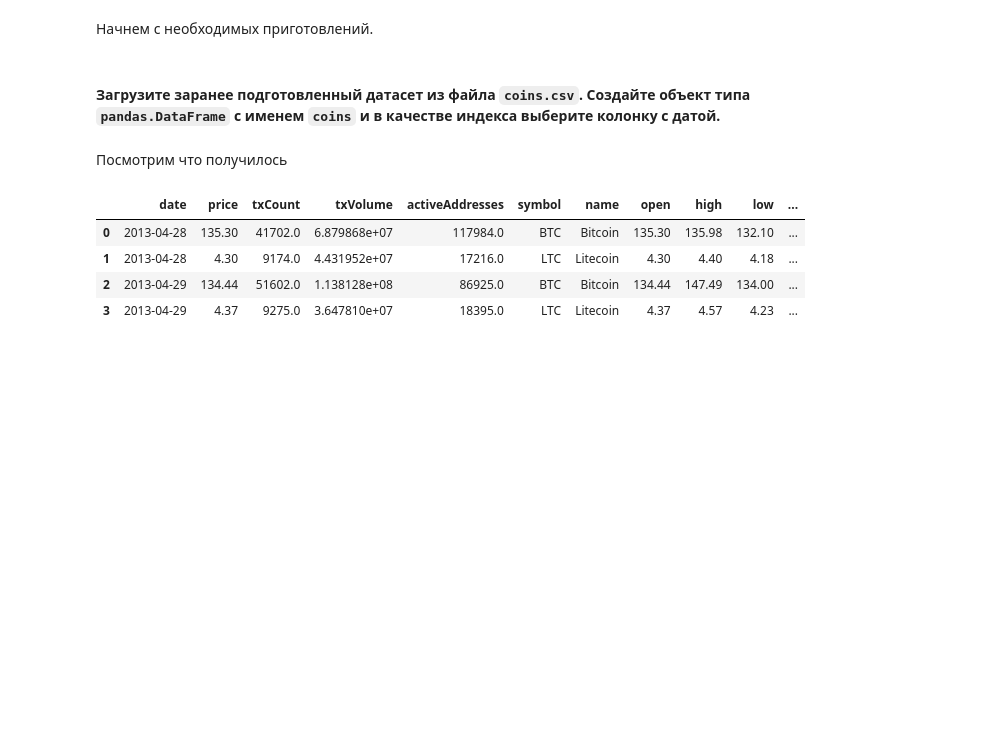
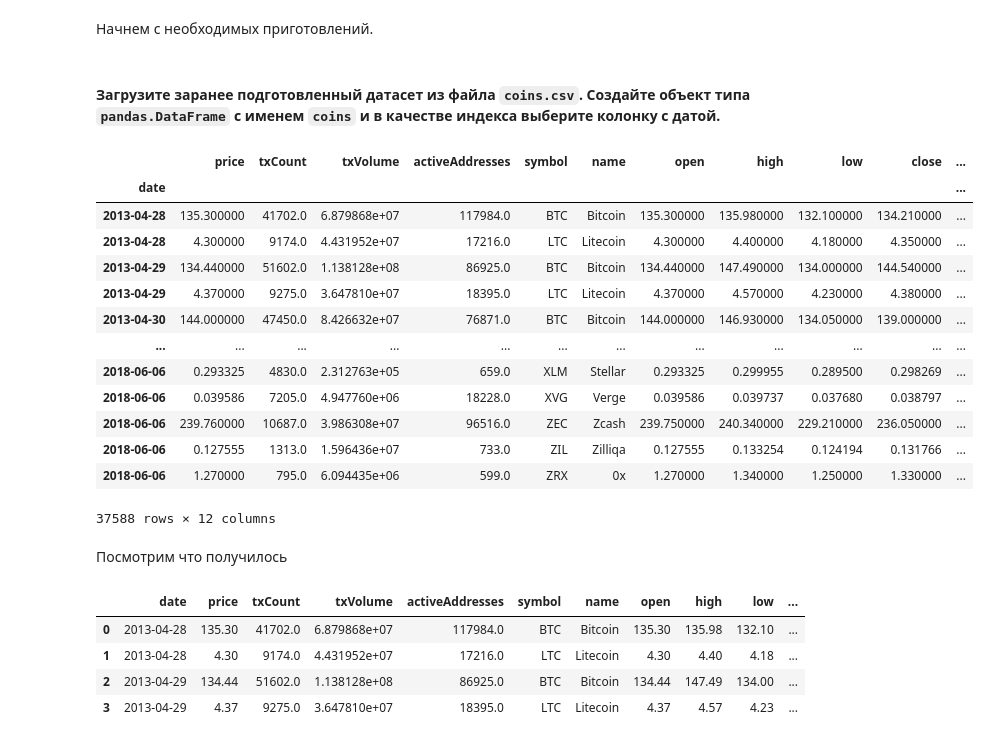
Before and after one commit to shkaf2m/python_lab, a Jupyter notebook: lab_work_GOLOSOV.E.A.ipynb, the cells around one changed output. Drawn from its saved outputs; the diff is of its cells as text; code cells hidden in the pictures; blank space fills up the shorter version.

```diff
--- a/lab_work_GOLOSOV.E.A.ipynb
+++ b/lab_work_GOLOSOV.E.A.ipynb
@@ -46,6 +46,22 @@ import ipywidgets  # Библиотека для интерактивных ко
 #### Загрузите заранее подготовленный датасет из файла `coins.csv`. Создайте объект типа `pandas.DataFrame` с именем `coins` и в качестве индекса выберите колонку с датой.
 # %%
 coins = pd.read_csv("coins.csv")
+coins.set_index('date')
+# %% [output]
+|  | price | txCount | txVolume | activeAddresses | symbol | name | open | high | low | close | ... |
+| date |  |  |  |  |  |  |  |  |  |  | ... |
+| 2013-04-28 | 135.300000 | 41702.0 | 6.879868e+07 | 117984.0 | BTC | Bitcoin | 135.300000 | 135.980000 | 132.100000 | 134.210000 | ... |
+| 2013-04-28 | 4.300000 | 9174.0 | 4.431952e+07 | 17216.0 | LTC | Litecoin | 4.300000 | 4.400000 | 4.180000 | 4.350000 | ... |
+| 2013-04-29 | 134.440000 | 51602.0 | 1.138128e+08 | 86925.0 | BTC | Bitcoin | 134.440000 | 147.490000 | 134.000000 | 144.540000 | ... |
+| 2013-04-29 | 4.370000 | 9275.0 | 3.647810e+07 | 18395.0 | LTC | Litecoin | 4.370000 | 4.570000 | 4.230000 | 4.380000 | ... |
+| 2013-04-30 | 144.000000 | 47450.0 | 8.426632e+07 | 76871.0 | BTC | Bitcoin | 144.000000 | 146.930000 | 134.050000 | 139.000000 | ... |
+| ... | ... | ... | ... | ... | ... | ... | ... | ... | ... | ... | ... |
+| 2018-06-06 | 0.293325 | 4830.0 | 2.312763e+05 | 659.0 | XLM | Stellar | 0.293325 | 0.299955 | 0.289500 | 0.298269 | ... |
+| 2018-06-06 | 0.039586 | 7205.0 | 4.947760e+06 | 18228.0 | XVG | Verge | 0.039586 | 0.039737 | 0.037680 | 0.038797 | ... |
+| 2018-06-06 | 239.760000 | 10687.0 | 3.986308e+07 | 96516.0 | ZEC | Zcash | 239.750000 | 240.340000 | 229.210000 | 236.050000 | ... |
+| 2018-06-06 | 0.127555 | 1313.0 | 1.596436e+07 | 733.0 | ZIL | Zilliqa | 0.127555 | 0.133254 | 0.124194 | 0.131766 | ... |
+| 2018-06-06 | 1.270000 | 795.0 | 6.094435e+06 | 599.0 | ZRX | 0x | 1.270000 | 1.340000 | 1.250000 | 1.330000 | ... |
+37588 rows × 12 columns
 # %% [markdown]
 Посмотрим что получилось
 # %%
```
